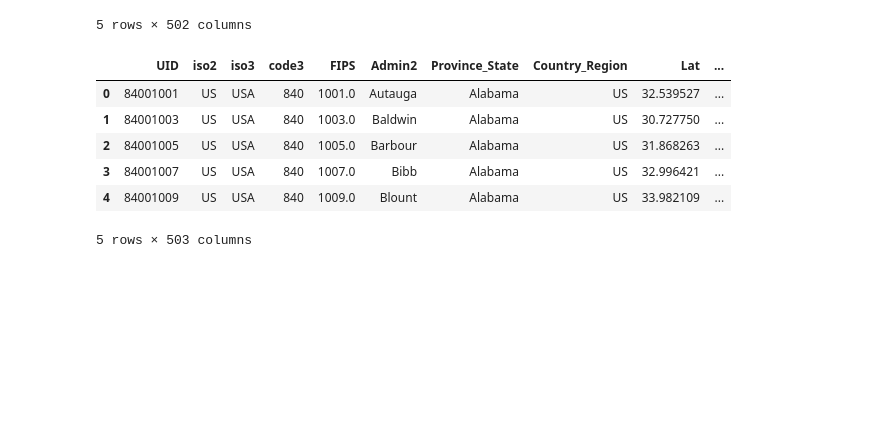
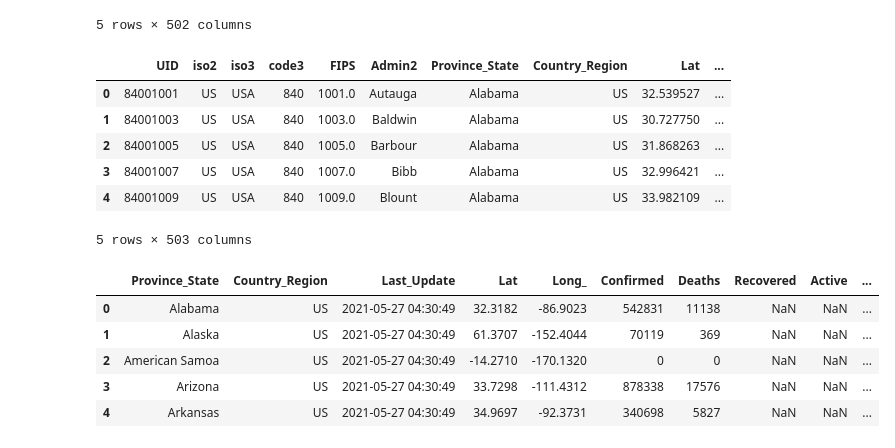
Before and after one commit to juno-yuu/COVID-Vaccine-and-Biotech-industry, a Jupyter notebook: Final_Project_Clean.ipynb, the cells around one changed output. Drawn from its saved outputs; the diff is of its cells as text; code cells hidden in the pictures; blank space fills up the shorter version.

```diff
--- a/Final_Project_Clean.ipynb
+++ b/Final_Project_Clean.ipynb
@@ -26,3 +34,6 @@ case_confirmed = pd.read_csv("/content/COVID-Vaccine-and-Biotech-industry/time_s
 
 # death
 case_death = pd.read_csv("/content/COVID-Vaccine-and-Biotech-industry/time_series_covid19_deaths_US.csv")
+
+# latest data
+update = pd.read_csv("/content/COVID-Vaccine-and-Biotech-industry/05-26-2021_us.csv")
@@ -55,3 +68,12 @@ case_death.head()
 | 3 | 84001007 | US | USA | 840 | 1007.0 | Bibb | Alabama | US | 32.996421 | ... |
 | 4 | 84001009 | US | USA | 840 | 1009.0 | Blount | Alabama | US | 33.982109 | ... |
 5 rows × 503 columns
+# %%
+update.head()
+# %% [output]
+|  | Province_State | Country_Region | Last_Update | Lat | Long_ | Confirmed | Deaths | Recovered | Active | ... |
+| 0 | Alabama | US | 2021-05-27 04:30:49 | 32.3182 | -86.9023 | 542831 | 11138 | NaN | NaN | ... |
+| 1 | Alaska | US | 2021-05-27 04:30:49 | 61.3707 | -152.4044 | 70119 | 369 | NaN | NaN | ... |
+| 2 | American Samoa | US | 2021-05-27 04:30:49 | -14.2710 | -170.1320 | 0 | 0 | NaN | NaN | ... |
+| 3 | Arizona | US | 2021-05-27 04:30:49 | 33.7298 | -111.4312 | 878338 | 17576 | NaN | NaN | ... |
+| 4 | Arkansas | US | 2021-05-27 04:30:49 | 34.9697 | -92.3731 | 340698 | 5827 | NaN | NaN | ... |
```
Also changed, not shown: parts of 5 cells of this notebook.
